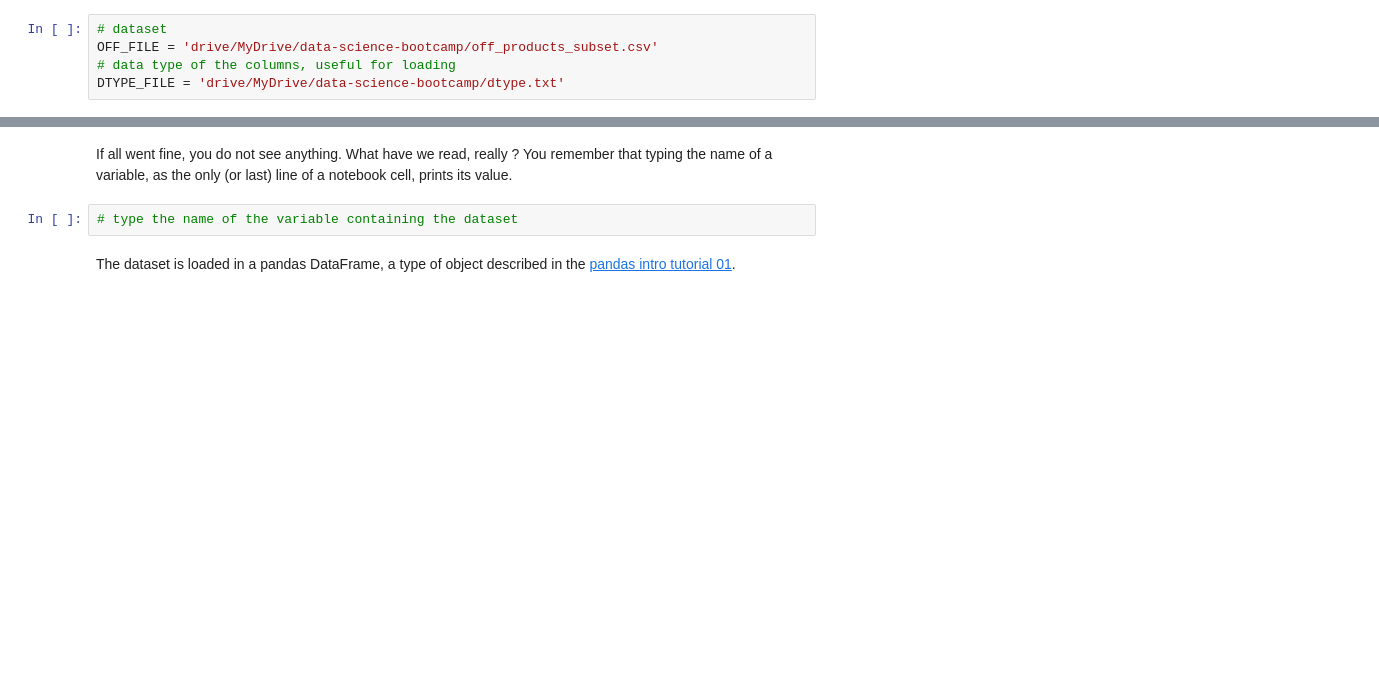
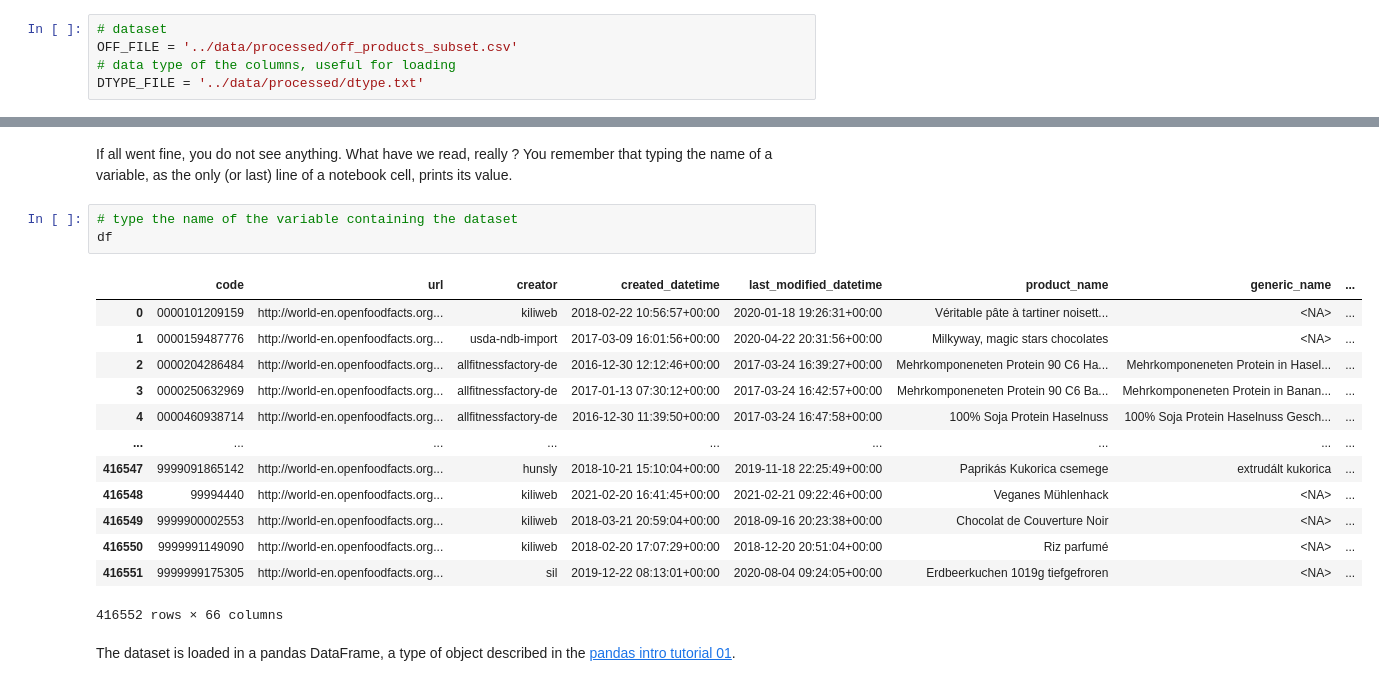
Before and after one commit to moreymat/scpo-data-science-bootcamp, a Jupyter notebook: notebooks/2_pandas.ipynb, the cells around one changed output, grey strips where cells are left out. Saved outputs shown, nothing was run; the diff lists cells and outputs as text; blank space fills up the shorter version.

```diff
--- a/notebooks/2_pandas.ipynb
+++ b/notebooks/2_pandas.ipynb
@@ -131,8 +129,8 @@ Mounted at /content/drive
 # %%
 # dataset
-OFF_FILE = 'drive/MyDrive/data-science-bootcamp/off_products_subset.csv'
+OFF_FILE = '../data/processed/off_products_subset.csv'
 # data type of the columns, useful for loading
-DTYPE_FILE = 'drive/MyDrive/data-science-bootcamp/dtype.txt'
+DTYPE_FILE = '../data/processed/dtype.txt'
 # %% [markdown]
 We will use a custom utility function, `load_off`, to load the OpenFoodFacts dataset and convert a column.
 
@@ -169,6 +167,21 @@ What have we read, really ?
 You remember that typing the name of a variable, as the only (or last) line of a notebook cell, prints its value.
 # %%
 # type the name of the variable containing the dataset
+df
+# %% [output]
+|  | code | url | creator | created_datetime | last_modified_datetime | product_name | generic_name | ... |
+| 0 | 0000101209159 | http://world-en.openfoodfacts.org... | kiliweb | 2018-02-22 10:56:57+00:00 | 2020-01-18 19:26:31+00:00 | Véritable pâte à tartiner noisett... | <NA> | ... |
+| 1 | 0000159487776 | http://world-en.openfoodfacts.org... | usda-ndb-import | 2017-03-09 16:01:56+00:00 | 2020-04-22 20:31:56+00:00 | Milkyway, magic stars chocolates | <NA> | ... |
+| 2 | 0000204286484 | http://world-en.openfoodfacts.org... | allfitnessfactory-de | 2016-12-30 12:12:46+00:00 | 2017-03-24 16:39:27+00:00 | Mehrkomponeneten Protein 90 C6 Ha... | Mehrkomponeneten Protein in Hasel... | ... |
+| 3 | 0000250632969 | http://world-en.openfoodfacts.org... | allfitnessfactory-de | 2017-01-13 07:30:12+00:00 | 2017-03-24 16:42:57+00:00 | Mehrkomponeneten Protein 90 C6 Ba... | Mehrkomponeneten Protein in Banan... | ... |
+| 4 | 0000460938714 | http://world-en.openfoodfacts.org... | allfitnessfactory-de | 2016-12-30 11:39:50+00:00 | 2017-03-24 16:47:58+00:00 | 100% Soja Protein Haselnuss | 100% Soja Protein Haselnuss Gesch... | ... |
+| ... | ... | ... | ... | ... | ... | ... | ... | ... |
+| 416547 | 9999091865142 | http://world-en.openfoodfacts.org... | hunsly | 2018-10-21 15:10:04+00:00 | 2019-11-18 22:25:49+00:00 | Paprikás Kukorica csemege | extrudált kukorica | ... |
+| 416548 | 99994440 | http://world-en.openfoodfacts.org... | kiliweb | 2021-02-20 16:41:45+00:00 | 2021-02-21 09:22:46+00:00 | Veganes Mühlenhack | <NA> | ... |
+| 416549 | 9999900002553 | http://world-en.openfoodfacts.org... | kiliweb | 2018-03-21 20:59:04+00:00 | 2018-09-16 20:23:38+00:00 | Chocolat de Couverture Noir | <NA> | ... |
+| 416550 | 9999991149090 | http://world-en.openfoodfacts.org... | kiliweb | 2018-02-20 17:07:29+00:00 | 2018-12-20 20:51:04+00:00 | Riz parfumé | <NA> | ... |
+| 416551 | 9999999175305 | http://world-en.openfoodfacts.org... | sil | 2019-12-22 08:13:01+00:00 | 2020-08-04 09:24:05+00:00 | Erdbeerkuchen 1019g tiefgefroren | <NA> | ... |
+416552 rows × 66 columns
 # %% [markdown]
 The dataset is loaded in a pandas DataFrame, a type of object described in the [pandas intro tutorial 01](https://pandas.pydata.org/docs/getting_started/intro_tutorials/01_table_oriented.html).
 # %% [markdown]
```
Also changed, not shown: parts of 60 cells of this notebook.
